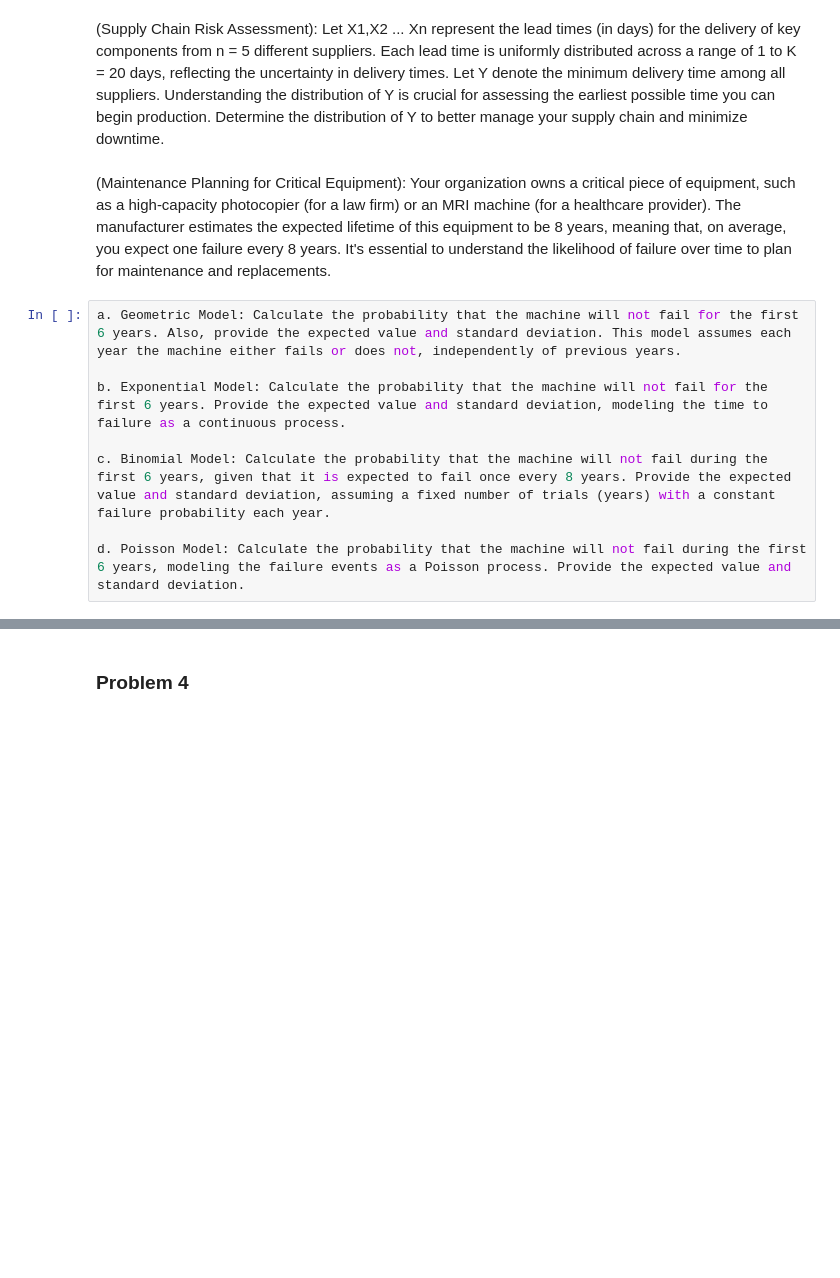
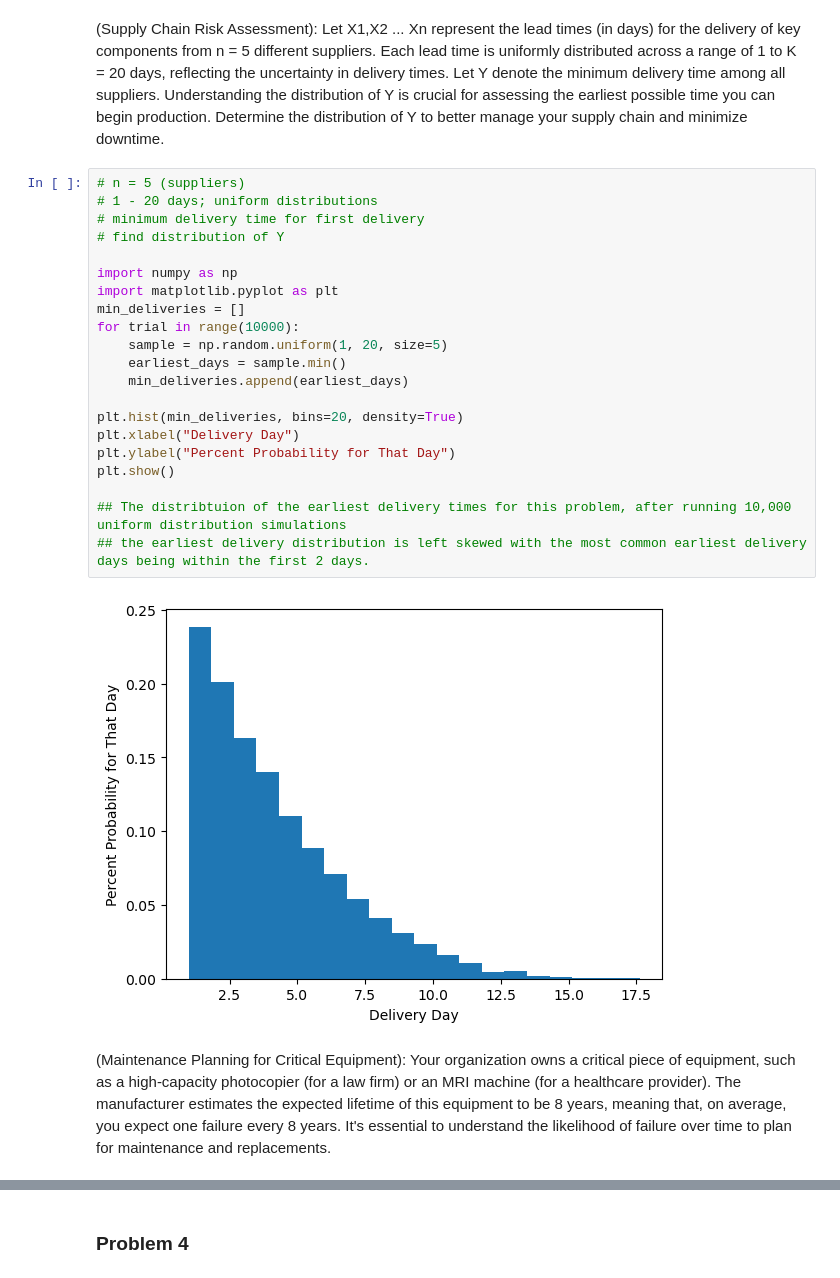
Before and after one commit to jhnboyy/CUNY_SPS_WORK, a Jupyter notebook: Spring2025/DATA605/Homework/Homework2/Homework2.ipynb, the cells around one changed output, grey strips where cells are left out. Saved outputs shown, nothing was run; the diff lists cells and outputs as text; blank space fills up the shorter version.

Commit message:
pushing hw number 2

```diff
--- a/Spring2025/DATA605/Homework/Homework2/Homework2.ipynb
+++ b/Spring2025/DATA605/Homework/Homework2/Homework2.ipynb
@@ -495,13 +495,28 @@ print(round(answer,2))
 ### Problem 3
 # %% [markdown]
 (Supply Chain Risk Assessment): Let X1,X2 ... Xn represent the lead times (in days) for the delivery of key components from n = 5 different suppliers. Each lead time is uniformly distributed across a range of 1 to K = 20 days, reflecting the uncertainty in delivery times. Let Y denote the minimum delivery time among all suppliers. Understanding the distribution of Y is crucial for assessing the earliest possible time you can begin production. Determine the distribution of Y to better manage your supply chain and minimize downtime.
+# %%
+# n = 5 (suppliers)
+# 1 - 20 days; uniform distributions
+# minimum delivery time for first delivery
+# find distribution of Y
+
+import numpy as np
+import matplotlib.pyplot as plt
+min_deliveries = []
+for trial in range(10000):
+    sample = np.random.uniform(1, 20, size=5)
+    earliest_days = sample.min()
+    min_deliveries.append(earliest_days)
+
+plt.hist(min_deliveries, bins=20, density=True)
+plt.xlabel("Delivery Day")
+plt.ylabel("Percent Probability for That Day")
+plt.show()
+
+## The distribtuion of the earliest delivery times for this problem, after running 10,000 uniform distribution simulations
+## the earliest delivery distribution is left skewed with the most common earliest delivery days being within the first 2 days.
+# %% [output]
+[figure, added]
 # %% [markdown]
 (Maintenance Planning for Critical Equipment): Your organization owns a critical piece of equipment, such as a high-capacity photocopier (for a law firm) or an MRI machine (for a healthcare provider). The manufacturer estimates the expected lifetime of this equipment to be 8 years, meaning that, on average, you expect one failure every 8 years. It's essential to understand the likelihood of failure over time to plan for maintenance and replacements.
-# %%
-a. Geometric Model: Calculate the probability that the machine will not fail for the first 6 years. Also, provide the expected value and standard deviation. This model assumes each year the machine either fails or does not, independently of previous years.
-
-b. Exponential Model: Calculate the probability that the machine will not fail for the first 6 years. Provide the expected value and standard deviation, modeling the time to failure as a continuous process.
-
-c. Binomial Model: Calculate the probability that the machine will not fail during the first 6 years, given that it is expected to fail once every 8 years. Provide the expected value and standard deviation, assuming a fixed number of trials (years) with a constant failure probability each year.
-
-d. Poisson Model: Calculate the probability that the machine will not fail during the first 6 years, modeling the failure events as a Poisson process. Provide the expected value and standard deviation.
```
Also changed, not shown: parts of 21 cells of this notebook, 10 other files.
